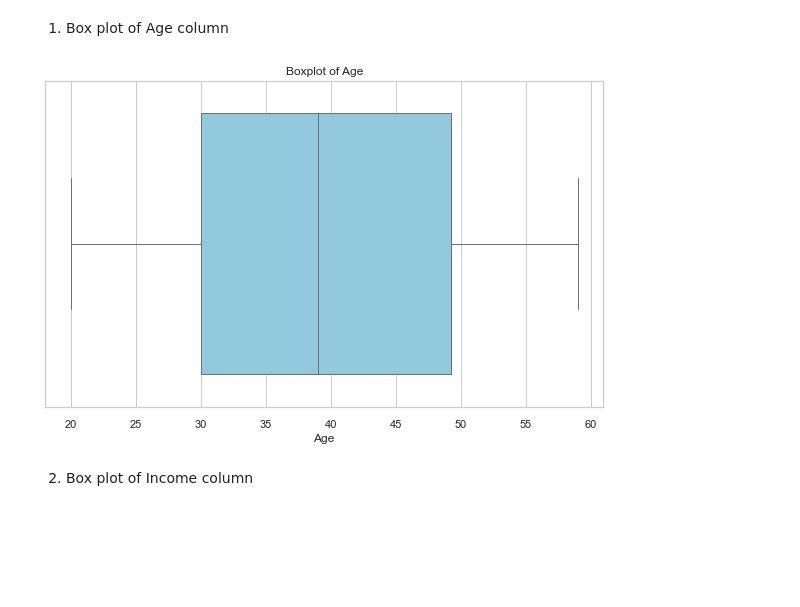
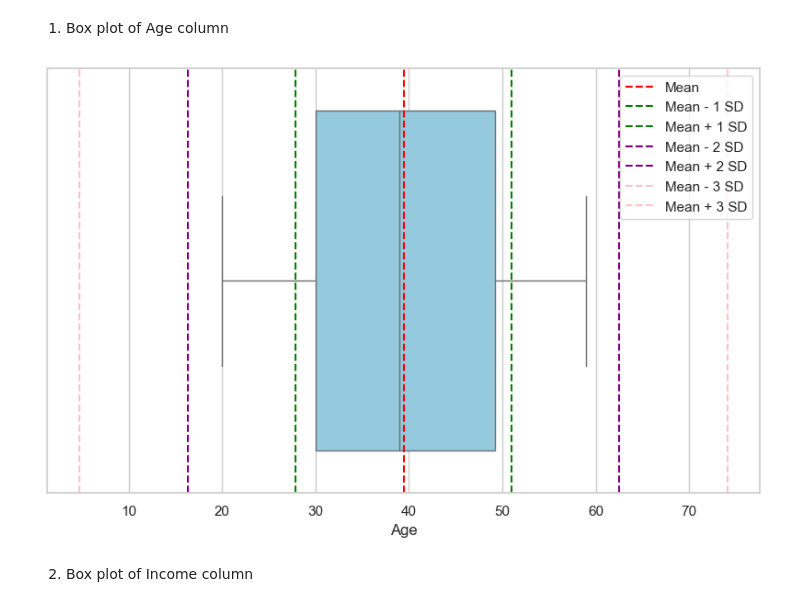
Before and after one commit to salsbiila/K02-IF2220-13522060-13522062, a Jupyter notebook: Health.ipynb, the cells around one changed output. Saved outputs shown, nothing was run; the diff lists cells and outputs as text; code cells hidden in the pictures; blank space fills up the shorter version.

```diff
--- a/Health.ipynb
+++ b/Health.ipynb
@@ -3,7 +3,6 @@ import numpy as np
 import pandas as pd
 import seaborn as sns
 import matplotlib.pyplot as plt
-plt.style.use('seaborn')
 sns.set_theme(style="whitegrid")
 df = pd.read_csv('health.csv', index_col=0)
 df
@@ -354,13 +353,26 @@ df.describe()
 | max | 59.000000 | 1.222749e+07 | 8.581327 | 26.816358 | 203.162335 | 109.609562 | 153.870469 | ... |
 # %% [markdown]
 Berdasarkan informasi yang telah didapatkan, terdapat perbedaan yang cukup jauh antara nilai Q1 dengan nilai minimum, serta nilai Q3 dengan nilai maksimum pada kolom Income, Stress_Level, Exercise_Hours_Per_Week, Weight, dan Blood_Pressure yang dapat menandakan terdapat data outlier pada kolom-kolom tersebut. Untuk memperlihatkan data outlier ini dengan lebih mudah, dapat dibuat box plot untuk menggambarkan kumpulan data pada kolom numerik.
+# %%
+def plot_boxplot_with_std(df, column_name):
+    mean = df[column_name].mean()
+    std_dev = df[column_name].std()
+    plt.figure(figsize=(10, 6))
+    sns.boxplot(x=df[column_name], color='skyblue')
+    plt.axvline(mean, color='red', linestyle='--', label='Mean')
+    plt.axvline(mean - std_dev, color='green', linestyle='--', label='Mean - 1 SD')
+    plt.axvline(mean + std_dev, color='green', linestyle='--', label='Mean + 1 SD')
+    plt.axvline(mean - 2 * std_dev, color='purple', linestyle='--', label='Mean - 2 SD')
+    plt.axvline(mean + 2 * std_dev, color='purple', linestyle='--', label='Mean + 2 SD')
+    plt.axvline(mean - 3 * std_dev, color='pink', linestyle='--', label='Mean - 3 SD')
+    plt.axvline(mean + 3 * std_dev, color='pink', linestyle='--', label='Mean + 3 SD')
+    plt.legend()
+    plt.show()
 # %% [markdown]
 1. Box plot of Age column
-# %%
-plt.figure(figsize=(10, 6))
-sns.boxplot(x=df['Age'], color='skyblue')
-plt.show()
-# %% [output]
-[figure, removed]
+# %%
+plot_boxplot_with_std(df, 'Age')
+# %% [output]
+[figure, added]
 # %% [markdown]
 2. Box plot of Income column
```
Also changed, not shown: parts of 18 cells of this notebook.
